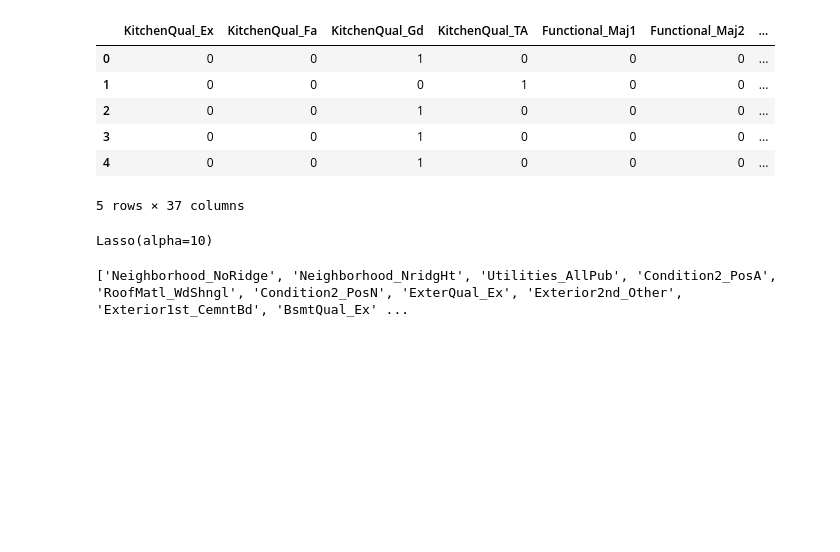
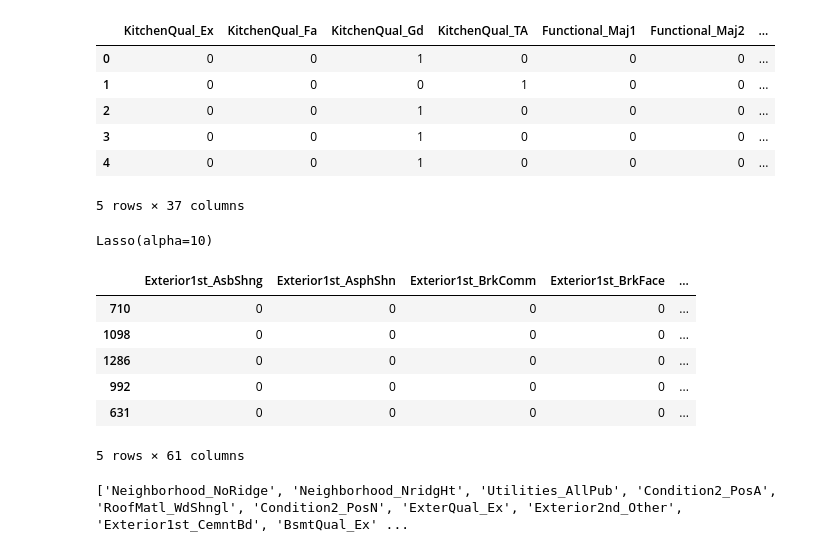
Before and after one commit to tomaszkisiel94/PlayingPython, a Jupyter notebook: HousePrice.ipynb, the cells around one changed output. Saved outputs shown, nothing was run; the diff lists cells and outputs as text; code cells hidden in the pictures; blank space fills up the shorter version.

```diff
--- a/HousePrice.ipynb
+++ b/HousePrice.ipynb
@@ -367,6 +367,17 @@ lasso5.fit(X_train_cat5, y_train)
 Lasso(alpha=10)
 # %%
 best_cat = []
+X_train_25 = pd.DataFrame()
+X_valid_25 = pd.DataFrame()
+X_train_cat3.head()
+# %% [output]
+|  | Exterior1st_AsbShng | Exterior1st_AsphShn | Exterior1st_BrkComm | Exterior1st_BrkFace | ... |
+| 710 | 0 | 0 | 0 | 0 | ... |
+| 1098 | 0 | 0 | 0 | 0 | ... |
+| 1286 | 0 | 0 | 0 | 0 | ... |
+| 992 | 0 | 0 | 0 | 0 | ... |
+| 631 | 0 | 0 | 0 | 0 | ... |
+5 rows × 61 columns
 # %%
 importance_df = pd.DataFrame({
     'Feature': X_train_cat1.columns,
```
Also changed, not shown: parts of 48 cells of this notebook.
